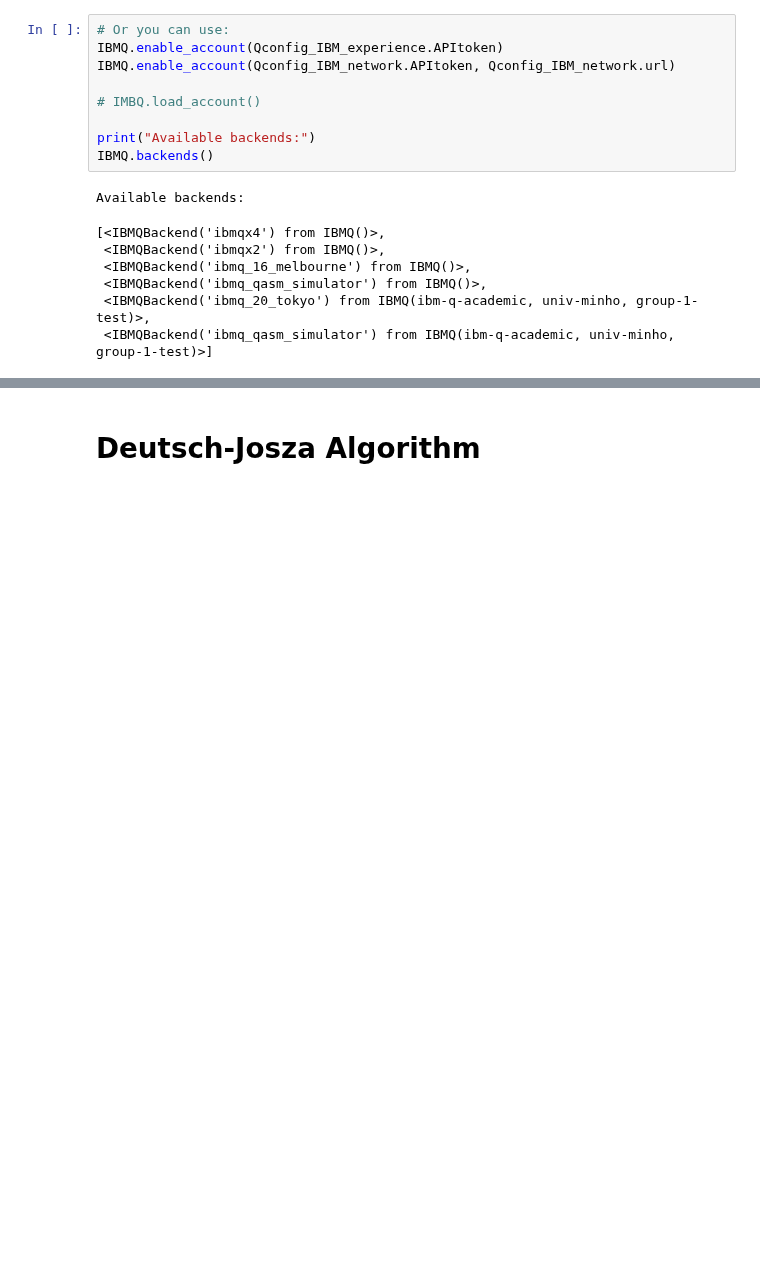
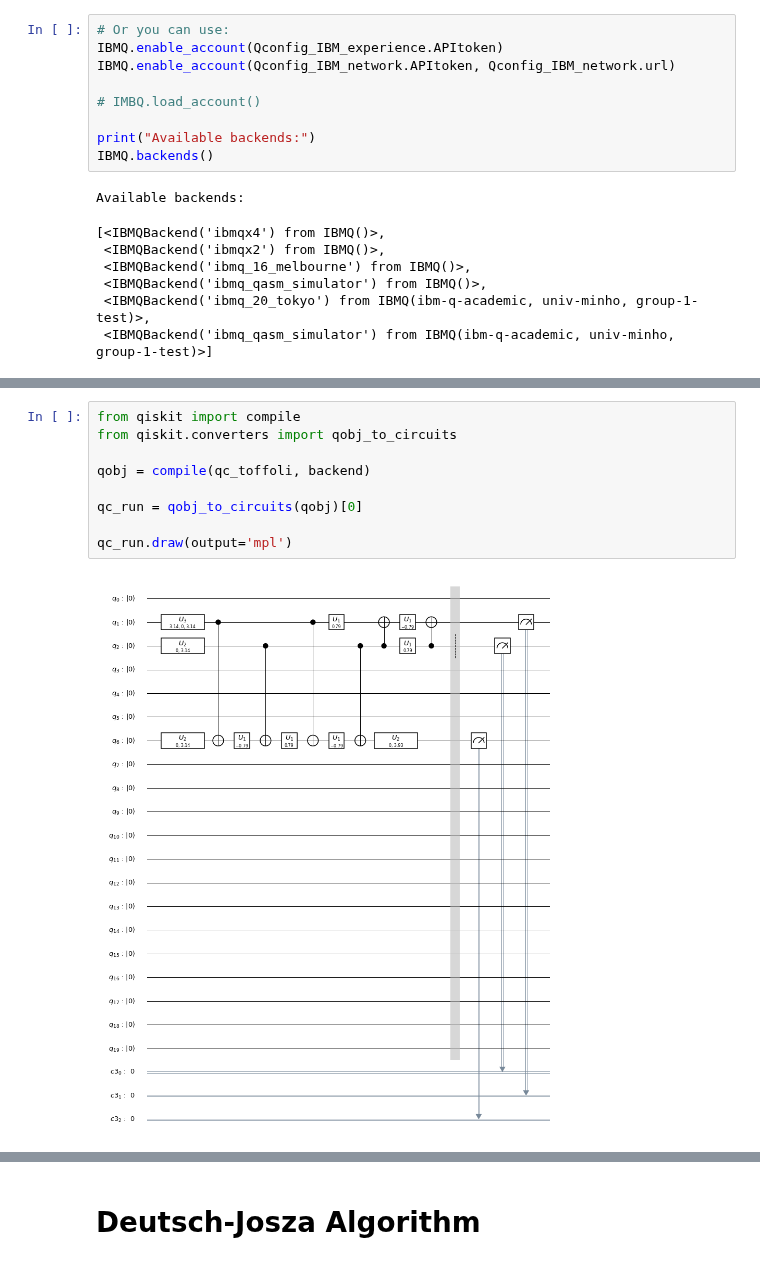
Before and after one commit to afonsofr/Qiskit_hands_on, a Jupyter notebook: basics.ipynb, the cells around one changed output, grey strips where cells are left out. Drawn from its saved outputs; the diff is of its cells as text; blank space fills up the shorter version.

```diff
--- a/basics.ipynb
+++ b/basics.ipynb
@@ -519,3 +538,14 @@ plot_histogram([counts, counts_bell], legend = legend, title= title)
+# %%
+from qiskit import compile
+from qiskit.converters import qobj_to_circuits
+
+qobj = compile(qc_toffoli, backend)
+
+qc_run = qobj_to_circuits(qobj)[0]
+
+qc_run.draw(output='mpl')
+# %% [output]
+[figure, added]
 # %% [markdown]
 <a id ='Deutsch'></a>
 # %% [markdown]
```
Also changed, not shown: parts of 13 cells of this notebook.
